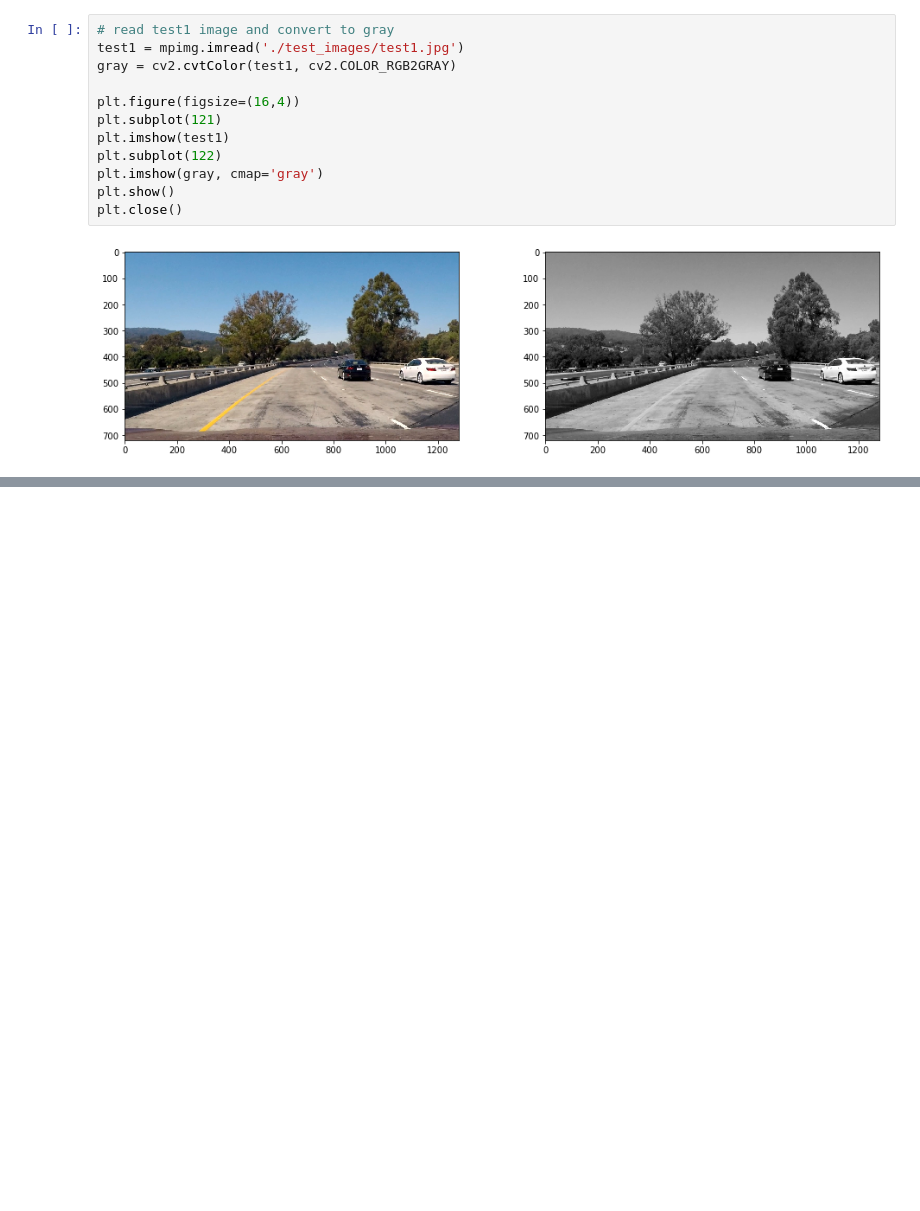
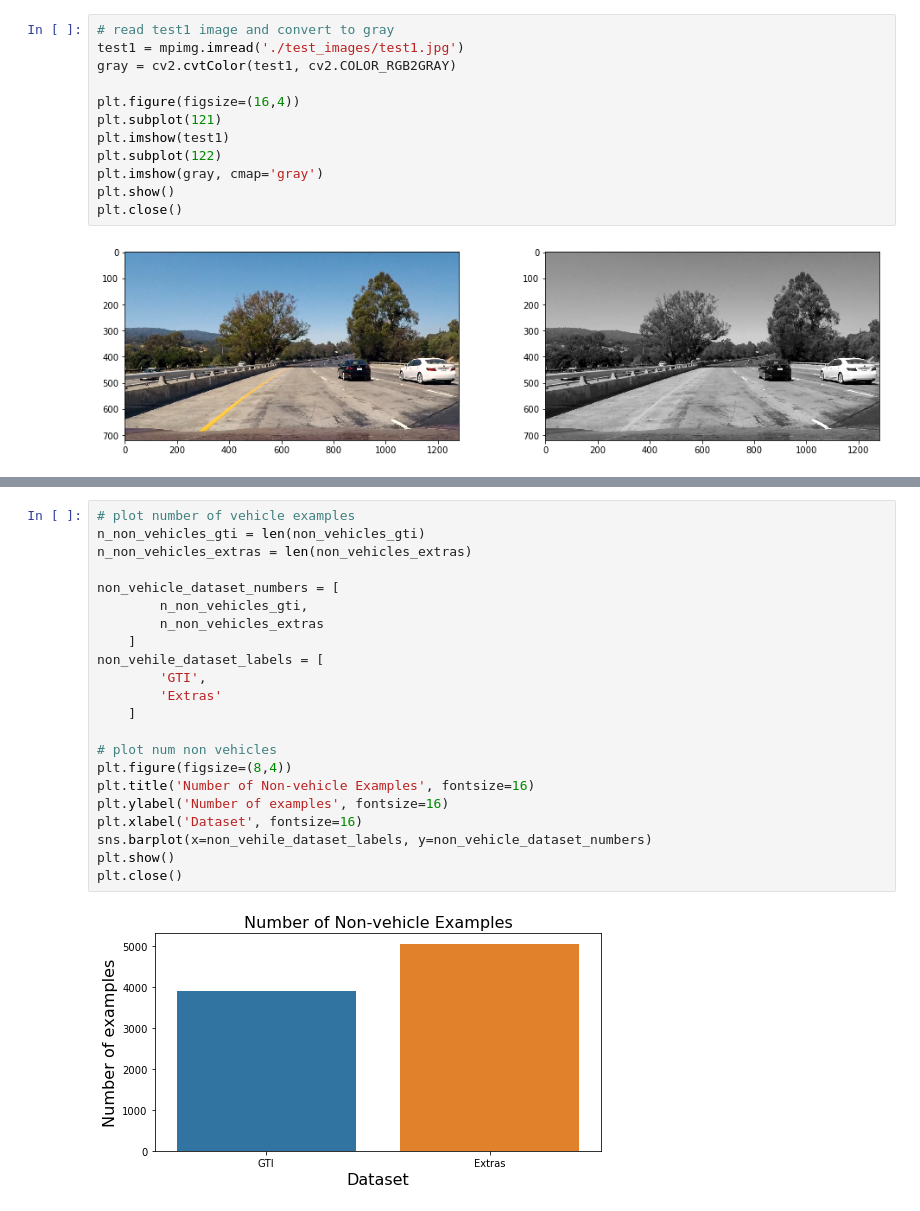
Before and after one commit to musa-atlihan/CarND-Vehicle-Detection, a Jupyter notebook: project-code.ipynb, the cells around one changed output, grey strips where cells are left out. Cells and saved outputs as stored; diff of their text form; blank space fills up the shorter version.

```diff
--- a/project-code.ipynb
+++ b/project-code.ipynb
@@ -90,0 +320,24 @@ The shape of 16x16 cell size: (5, 9, 2, 2, 9)
+# %%
+# plot number of vehicle examples
+n_non_vehicles_gti = len(non_vehicles_gti)
+n_non_vehicles_extras = len(non_vehicles_extras)
+
+non_vehicle_dataset_numbers = [
+        n_non_vehicles_gti,
+        n_non_vehicles_extras
+    ]
+non_vehile_dataset_labels = [
+        'GTI',
+        'Extras'
+    ]
+
+# plot num non vehicles
+plt.figure(figsize=(8,4))
+plt.title('Number of Non-vehicle Examples', fontsize=16)
+plt.ylabel('Number of examples', fontsize=16)
+plt.xlabel('Dataset', fontsize=16)
+sns.barplot(x=non_vehile_dataset_labels, y=non_vehicle_dataset_numbers)
+plt.show()
+plt.close()
+# %% [output]
+[figure, added]
```
Also changed, not shown: parts of 19 cells of this notebook, 1 other file.
